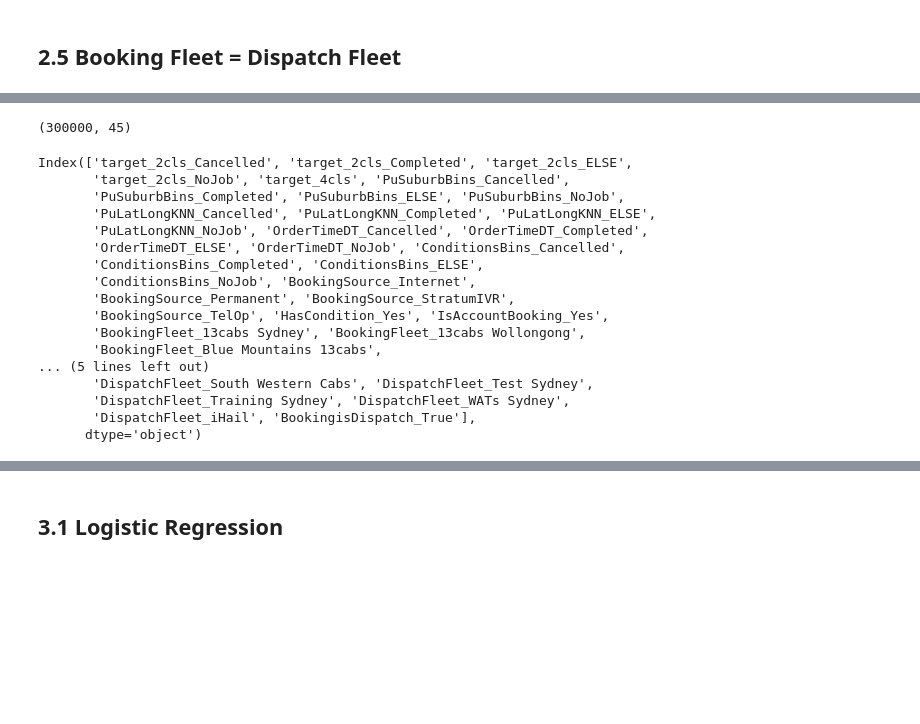
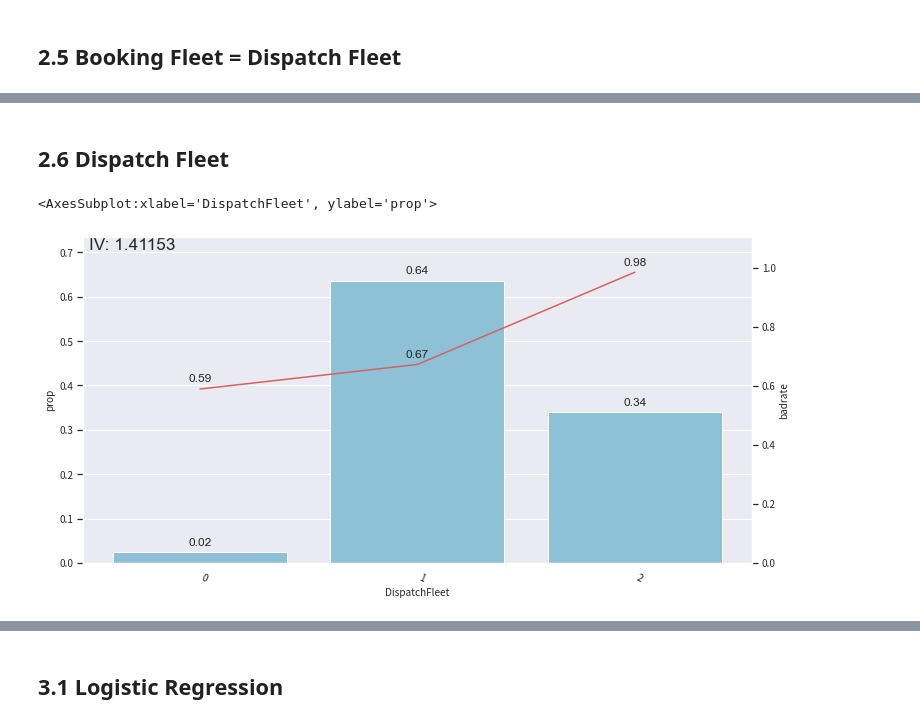
Before and after one commit to xhua0336/Taxi_booking_analysis, a Jupyter notebook: Feature+model.ipynb, the cells around one changed output, grey strips where cells are left out. Saved outputs shown, nothing was run; the diff lists cells and outputs as text; code cells hidden in the pictures; blank space fills up the shorter version.

```diff
--- a/Feature+model.ipynb
+++ b/Feature+model.ipynb
@@ -402,6 +388,0 @@ Index(['BookingID', 'BookingSource', 'Conditions', 'HasCondition',
-# %%
-data = data.drop(columns=['BookingID', 'Conditions','CreatedDate', 'RequestedDate',
-                         'AreaNumber', 'PuPlace', 'PuAddress', 'PuSuburb','PuLat',
-                          'PuLong', 'TargetVariable','KNN_temp','OrderHour', 'DayOfWeek',
-                         'create_by_day','request_by_day', 'create_by_hour', 'request_by_hour',
-                          'create_part_of_day', 'request_part_of_day','OrderTimeDT'])
@@ -414,5 +388,0 @@ validation=validation.drop(columns=['BookingID', 'Conditions','CreatedDate', 'Re
-# %%
-data=pd.get_dummies(data)
-# %%
-data = data.drop(columns=['HasCondition_No','IsAccountBooking_No','HasCondition_No',
-                         'IsAccountBooking_No','BookingisDispatch_False'])
@@ -428,26 +388,0 @@ data.shape
-# %%
-validation.shape
-# %% [output]
-(300000, 45)
-# %%
-validation.columns
-# %% [output]
-Index(['target_2cls_Cancelled', 'target_2cls_Completed', 'target_2cls_ELSE',
-       'target_2cls_NoJob', 'target_4cls', 'PuSuburbBins_Cancelled',
-       'PuSuburbBins_Completed', 'PuSuburbBins_ELSE', 'PuSuburbBins_NoJob',
-       'PuLatLongKNN_Cancelled', 'PuLatLongKNN_Completed', 'PuLatLongKNN_ELSE',
-       'PuLatLongKNN_NoJob', 'OrderTimeDT_Cancelled', 'OrderTimeDT_Completed',
-       'OrderTimeDT_ELSE', 'OrderTimeDT_NoJob', 'ConditionsBins_Cancelled',
-       'ConditionsBins_Completed', 'ConditionsBins_ELSE',
-       'ConditionsBins_NoJob', 'BookingSource_Internet',
-       'BookingSource_Permanent', 'BookingSource_StratumIVR',
-       'BookingSource_TelOp', 'HasCondition_Yes', 'IsAccountBooking_Yes',
-       'BookingFleet_13cabs Sydney', 'BookingFleet_13cabs Wollongong',
-       'BookingFleet_Blue Mountains 13cabs',
-... (5 lines left out)
-       'DispatchFleet_South Western Cabs', 'DispatchFleet_Test Sydney',
-       'DispatchFleet_Training Sydney', 'DispatchFleet_WATs Sydney',
-       'DispatchFleet_iHail', 'BookingisDispatch_True'],
-      dtype='object')
-# %%
-data = data.drop(columns=['BookingFleet_Sydney Tiger Team','DispatchFleet_13cabs Wollongong','DispatchFleet_Sydney Tiger Team'])
@@ -455,0 +389,10 @@ train=data.copy()
+# %% [markdown]
+## 2.6 Dispatch Fleet
+# %%
+c = toad.transform.Combiner()
+col = 'DispatchFleet'
+c.fit(data[[col,'target_2cls_Completed']], y = 'target_2cls_Completed', method = 'chi',min_samples = 0.01)
+bin_plot(c.transform(data[[col,'target_2cls_Completed']], labels=False), x=col, target='target_2cls_Completed')
+# %% [output]
+<AxesSubplot:xlabel='DispatchFleet', ylabel='prop'>
+[figure, added]
```
Also changed, not shown: parts of 87 cells of this notebook.
